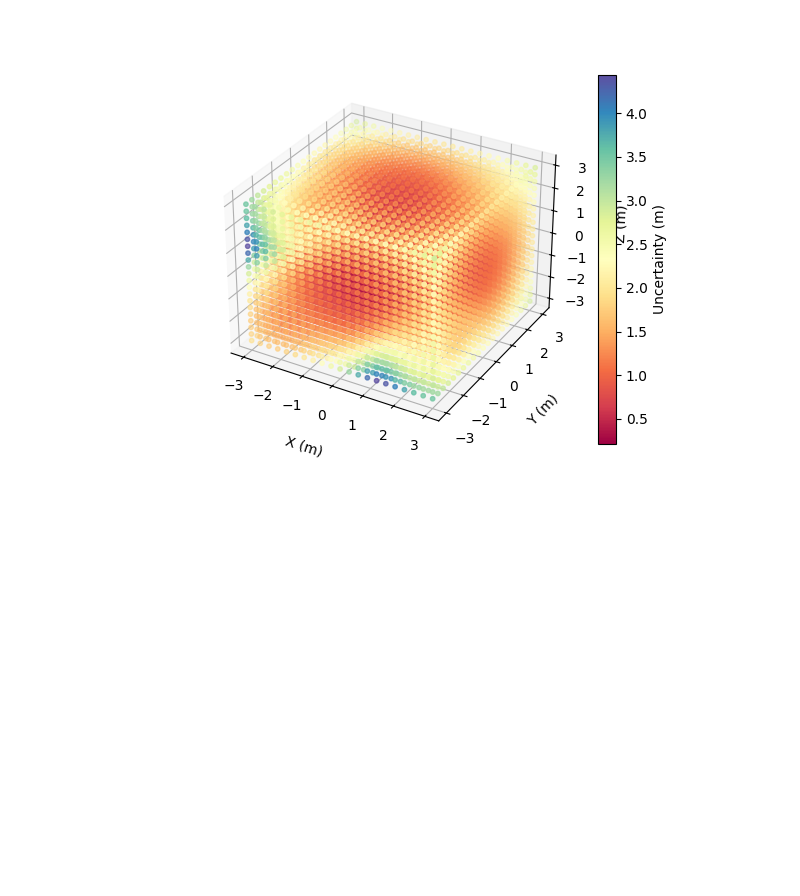
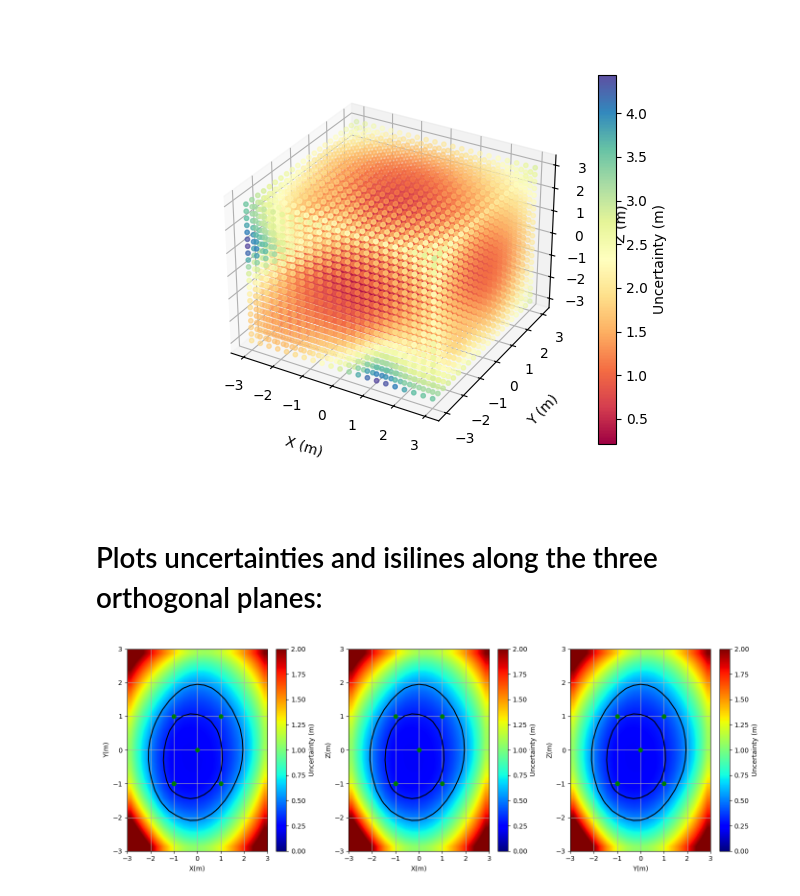
Before and after one commit to xaviermouy/XAV-arrays, a Jupyter notebook: localization/Array_uncertainty_isolines.ipynb, the cells around one changed output. Saved outputs shown, nothing was run; the diff lists cells and outputs as text; code cells hidden in the pictures; blank space fills up the shorter version.

Commit message:
plot isolines notebook

```diff
--- a/localization/Array_uncertainty_isolines.ipynb
+++ b/localization/Array_uncertainty_isolines.ipynb
@@ -43,7 +50,7 @@ def getArrayUncertainties(R,radius,spacing,V,NoiseSTD,contoursValues):
     # Calculates localization uncertainty for each source
     Uncertainties = LinearizedInversion.getUncertainties(J, NoiseVariance)
 
-    return Uncertainties, R, S
+    return Uncertainties, R, S, vec
 # %%
 def plotArrayUncertainties_3D(R, S, Uncertainties):
     fig1 = plt.figure()
@@ -90,8 +180,15 @@ plt.show()
 # %%
 #Calculate uncertainties
-Uncertainties, R, S = getArrayUncertainties(R,radius,spacing,V,NoiseSTD,contoursValues)
+Uncertainties, R, S, vec= getArrayUncertainties(R,radius,spacing,V,NoiseSTD,contoursValues)
 # %%
 # 3D plot of uncertaities for each simulated source
 plotArrayUncertainties_3D(R, S, Uncertainties)
 # %% [output]
 [figure]
+# %% [markdown]
+# Plots uncertainties and isilines along the three orthogonal planes:
+# %%
+# 2D plot of uncertaities for each simulated source
+plotArrayUncertainties_2D(Uncertainties, vec)
+# %% [output]
+[figure, added]
```
Also changed, not shown: parts of 8 cells of this notebook.
